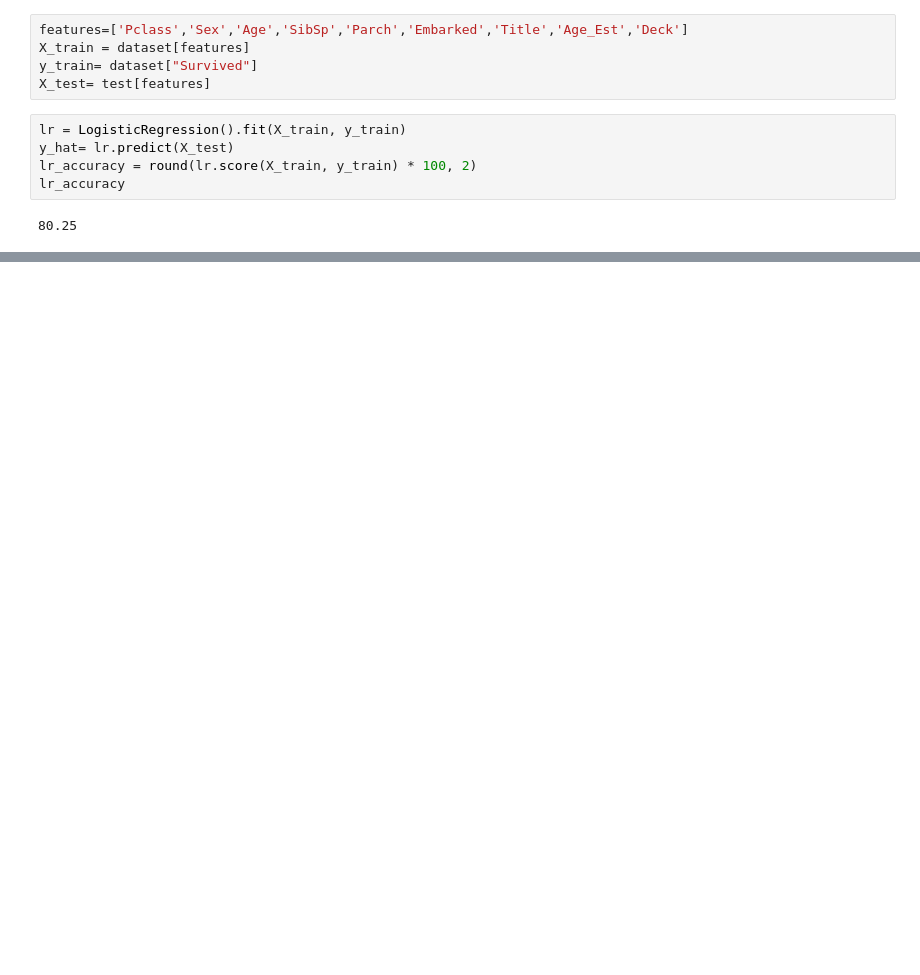
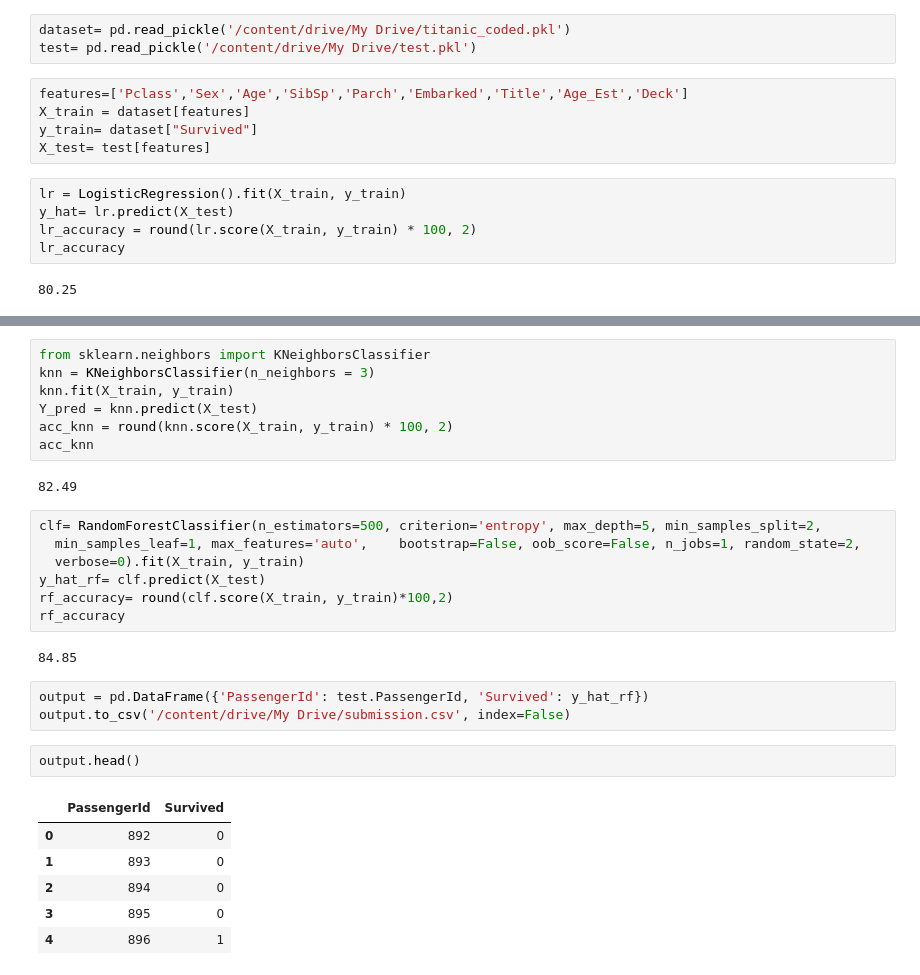
Before and after one commit to anuradhaboche/test, a Jupyter notebook: Titanic.ipynb, the cells around one changed output, grey strips where cells are left out. Saved outputs shown, nothing was run; the diff lists cells and outputs as text; blank space fills up the shorter version.

```diff
--- a/Titanic.ipynb
+++ b/Titanic.ipynb
@@ -582,6 +585,9 @@ test.head()
 # final_dataset= dataset
 dataset.to_pickle('/content/drive/My Drive/titanic_coded.pkl')
 test.to_pickle('/content/drive/My Drive/test.pkl')
+# %%
+dataset= pd.read_pickle('/content/drive/My Drive/titanic_coded.pkl')
+test= pd.read_pickle('/content/drive/My Drive/test.pkl')
 # %%
 features=['Pclass','Sex','Age','SibSp','Parch','Embarked','Title','Age_Est','Deck']
 X_train = dataset[features]
@@ -688,0 +625,30 @@ svc_accuracy
+# %%
+from sklearn.neighbors import KNeighborsClassifier
+knn = KNeighborsClassifier(n_neighbors = 3)
+knn.fit(X_train, y_train)
+Y_pred = knn.predict(X_test)
+acc_knn = round(knn.score(X_train, y_train) * 100, 2)
+acc_knn
+# %% [output]
+82.49
+# %%
+clf= RandomForestClassifier(n_estimators=500, criterion='entropy', max_depth=5, min_samples_split=2,
+  min_samples_leaf=1, max_features='auto',    bootstrap=False, oob_score=False, n_jobs=1, random_state=2,
+  verbose=0).fit(X_train, y_train)
+y_hat_rf= clf.predict(X_test)
+rf_accuracy= round(clf.score(X_train, y_train)*100,2)
+rf_accuracy
+# %% [output]
+84.85
+# %%
+output = pd.DataFrame({'PassengerId': test.PassengerId, 'Survived': y_hat_rf})
+output.to_csv('/content/drive/My Drive/submission.csv', index=False)
+# %%
+output.head()
+# %% [output]
+|  | PassengerId | Survived |
+| 0 | 892 | 0 |
+| 1 | 893 | 0 |
+| 2 | 894 | 0 |
+| 3 | 895 | 0 |
+| 4 | 896 | 1 |
```
Also changed, not shown: parts of 15 cells of this notebook.
